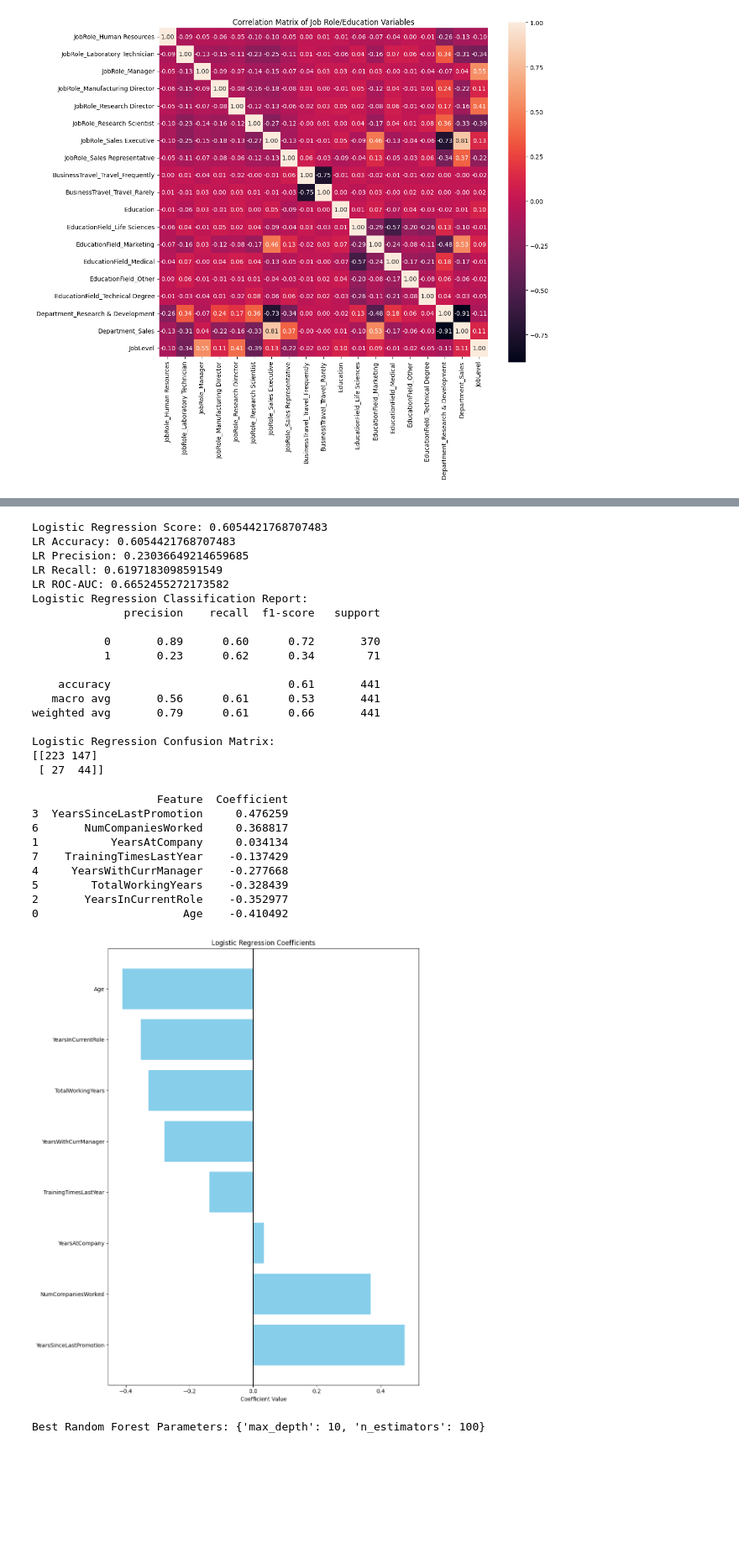
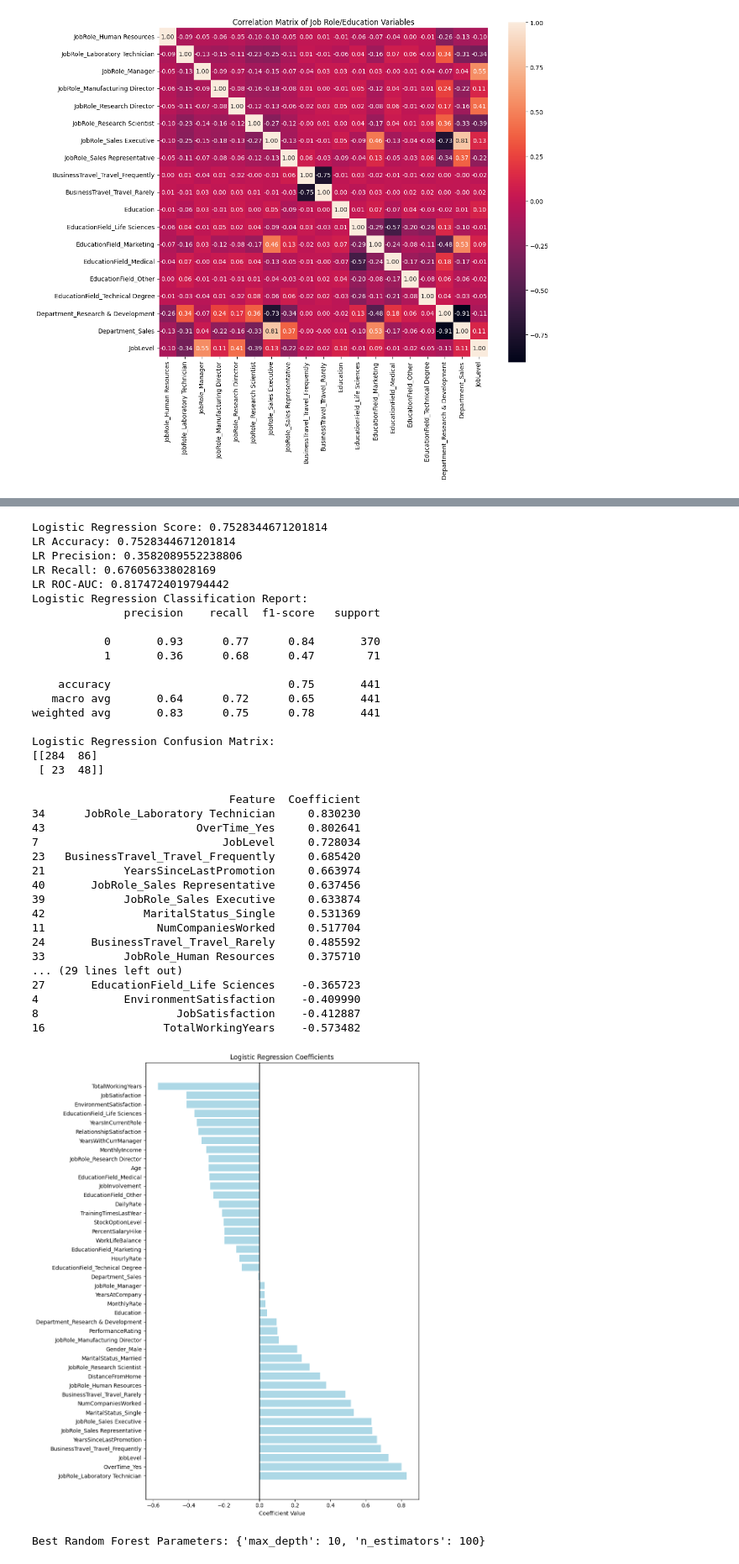
Before and after one commit to lpkennedy6062/Job_Attrition_Predictive_Model, a Jupyter notebook: runthrough.ipynb, the cells around one changed output, grey strips where cells are left out. Shown at 84% size. Cells and saved outputs as stored; diff of their text form; code cells hidden in the pictures; blank space fills up the shorter version.

```diff
--- a/runthrough.ipynb
+++ b/runthrough.ipynb
@@ -417,12 +416,12 @@ X_test_full_scaled = scaler.transform(X_test_full)
 
 log_reg = LogisticRegressionCV(cv = 5,  random_state = 111, solver = 'saga', penalty = 'l1',tol = 0.1, max_iter = 1000,n_jobs=-1, class_weight='balanced')
 
-log_reg.fit(X_train_scaled,y_train_full)
+log_reg.fit(X_train_full_scaled,y_train_full)
 
-y_pred_lr = log_reg.predict(X_test_scaled)
-y_prob_lr = log_reg.predict_proba(X_test_scaled)[:, 1]
+y_pred_lr = log_reg.predict(X_test_full_scaled)
+y_prob_lr = log_reg.predict_proba(X_test_full_scaled)[:, 1]
 
-lr_score = log_reg.score(X_test_scaled,y_test_full)
+lr_score = log_reg.score(X_test_full_scaled,y_test_full)
 print("Logistic Regression Score:", lr_score)
 
 lr_acc = accuracy_score(y_test_full, y_pred_lr)
@@ -443,50 +442,57 @@ print("Logistic Regression Confusion Matrix:")
 lr_cm = confusion_matrix(y_test_full, y_pred_lr)
 print(lr_cm)
 # %% [output]
-Logistic Regression Score: 0.6054421768707483
-LR Accuracy: 0.6054421768707483
-LR Precision: 0.23036649214659685
-LR Recall: 0.6197183098591549
-LR ROC-AUC: 0.6652455272173582
+Logistic Regression Score: 0.7528344671201814
+LR Accuracy: 0.7528344671201814
+LR Precision: 0.3582089552238806
+LR Recall: 0.676056338028169
+LR ROC-AUC: 0.8174724019794442
 Logistic Regression Classification Report:
               precision    recall  f1-score   support
 
-           0       0.89      0.60      0.72       370
-           1       0.23      0.62      0.34        71
+           0       0.93      0.77      0.84       370
+           1       0.36      0.68      0.47        71
 
-    accuracy                           0.61       441
-   macro avg       0.56      0.61      0.53       441
-weighted avg       0.79      0.61      0.66       441
+    accuracy                           0.75       441
+   macro avg       0.64      0.72      0.65       441
+weighted avg       0.83      0.75      0.78       441
 
 Logistic Regression Confusion Matrix:
-[[223 147]
- [ 27  44]]
+[[284  86]
+ [ 23  48]]
 # %%
-X_train_scaled_df = pd.DataFrame(X_train_scaled, columns=X_train.columns)
-
+X_train_full_scaled_df = pd.DataFrame(X_train_full_scaled, columns=X_train_full.columns)
 coef = log_reg.coef_[0]
-feature_names = X_train_scaled_df.columns
+feature_names = X_train_full_scaled_df.columns
 coef_df = pd.DataFrame({'Feature': feature_names, 'Coefficient': coef}).sort_values(by='Coefficient', ascending=False)
 print(coef_df)
 
 plt.figure(figsize=(10,12))
-plt.barh(coef_df['Feature'], coef_df['Coefficient'], color='skyblue')
+plt.barh(coef_df['Feature'], coef_df['Coefficient'], color='lightblue')
 plt.xlabel('Coefficient Value')
 plt.title('Logistic Regression Coefficients')
 plt.axvline(0, color='black', linewidth=0.8)
 plt.tight_layout()
 plt.show()
 # %% [output]
-                   Feature  Coefficient
-3  YearsSinceLastPromotion     0.476259
-6       NumCompaniesWorked     0.368817
-1           YearsAtCompany     0.034134
-7    TrainingTimesLastYear    -0.137429
-4     YearsWithCurrManager    -0.277668
-5        TotalWorkingYears    -0.328439
-2       YearsInCurrentRole    -0.352977
-0                      Age    -0.410492
+                              Feature  Coefficient
+34      JobRole_Laboratory Technician     0.830230
+43                       OverTime_Yes     0.802641
+7                            JobLevel     0.728034
+23   BusinessTravel_Travel_Frequently     0.685420
+21            YearsSinceLastPromotion     0.663974
+40       JobRole_Sales Representative     0.637456
+39            JobRole_Sales Executive     0.633874
+42               MaritalStatus_Single     0.531369
+11                 NumCompaniesWorked     0.517704
+24       BusinessTravel_Travel_Rarely     0.485592
+33            JobRole_Human Resources     0.375710
+... (29 lines left out)
+27       EducationField_Life Sciences    -0.365723
+4             EnvironmentSatisfaction    -0.409990
+8                     JobSatisfaction    -0.412887
+16                  TotalWorkingYears    -0.573482
-[figure, old version]
+[figure, new version]
 # %%
 # Random Forest on Full Feature Set
 
```
Also changed, not shown: parts of 12 cells of this notebook.
